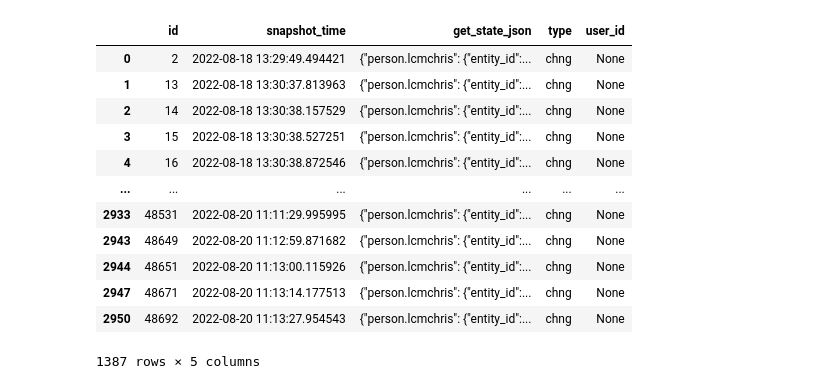
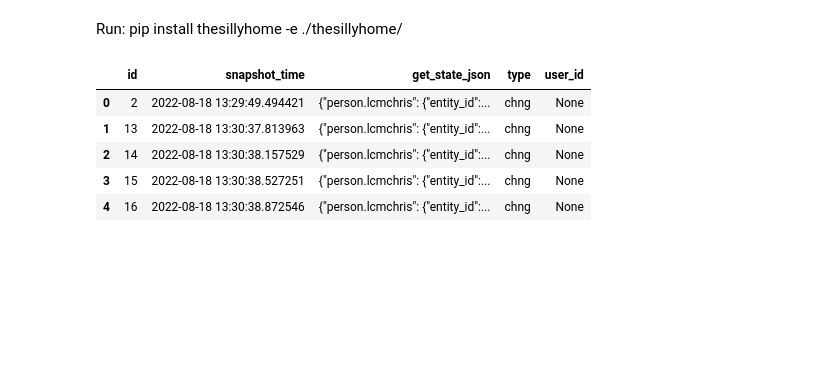
Before and after one commit to lcmchris/thesillyhome-container, a Jupyter notebook: thesillyhome_src/exploratory_data/exploratory.ipynb, the cells around one changed output. Drawn from its saved outputs; the diff is of its cells as text; code cells hidden in the pictures; blank space fills up the shorter version.

```diff
--- a/thesillyhome_src/exploratory_data/exploratory.ipynb
+++ b/thesillyhome_src/exploratory_data/exploratory.ipynb
@@ -3,3 +3,5 @@
+# %% [markdown]
+Run: pip install thesillyhome -e ./thesillyhome/
 # %%
 import thesillyhome.model_creator.read_config_json as tsh_config
 import thesillyhome.model_creator.parse_data as parse_data
@@ -33,20 +13,11 @@ with extdb.connect() as connection:
 # %%
-df = pd.read_pickle('3k_data.pickles')
+df = pd.read_pickle('user_data.pkl')
-# %%
-df = df[df['user_id'].isnull()]
 # %%
-df
+df.head(5)
 # %% [output]
 |  | id | snapshot_time | get_state_json | type | user_id |
 | 0 | 2 | 2022-08-18 13:29:49.494421 | {"person.lcmchris": {"entity_id":... | chng | None |
 | 1 | 13 | 2022-08-18 13:30:37.813963 | {"person.lcmchris": {"entity_id":... | chng | None |
 | 2 | 14 | 2022-08-18 13:30:38.157529 | {"person.lcmchris": {"entity_id":... | chng | None |
 | 3 | 15 | 2022-08-18 13:30:38.527251 | {"person.lcmchris": {"entity_id":... | chng | None |
 | 4 | 16 | 2022-08-18 13:30:38.872546 | {"person.lcmchris": {"entity_id":... | chng | None |
-| ... | ... | ... | ... | ... | ... |
-| 2933 | 48531 | 2022-08-20 11:11:29.995995 | {"person.lcmchris": {"entity_id":... | chng | None |
-| 2943 | 48649 | 2022-08-20 11:12:59.871682 | {"person.lcmchris": {"entity_id":... | chng | None |
-| 2944 | 48651 | 2022-08-20 11:13:00.115926 | {"person.lcmchris": {"entity_id":... | chng | None |
-| 2947 | 48671 | 2022-08-20 11:13:14.177513 | {"person.lcmchris": {"entity_id":... | chng | None |
-| 2950 | 48692 | 2022-08-20 11:13:27.954543 | {"person.lcmchris": {"entity_id":... | chng | None |
-1387 rows × 5 columns
```
Also changed, not shown: parts of 14 cells of this notebook, 2 other files.
